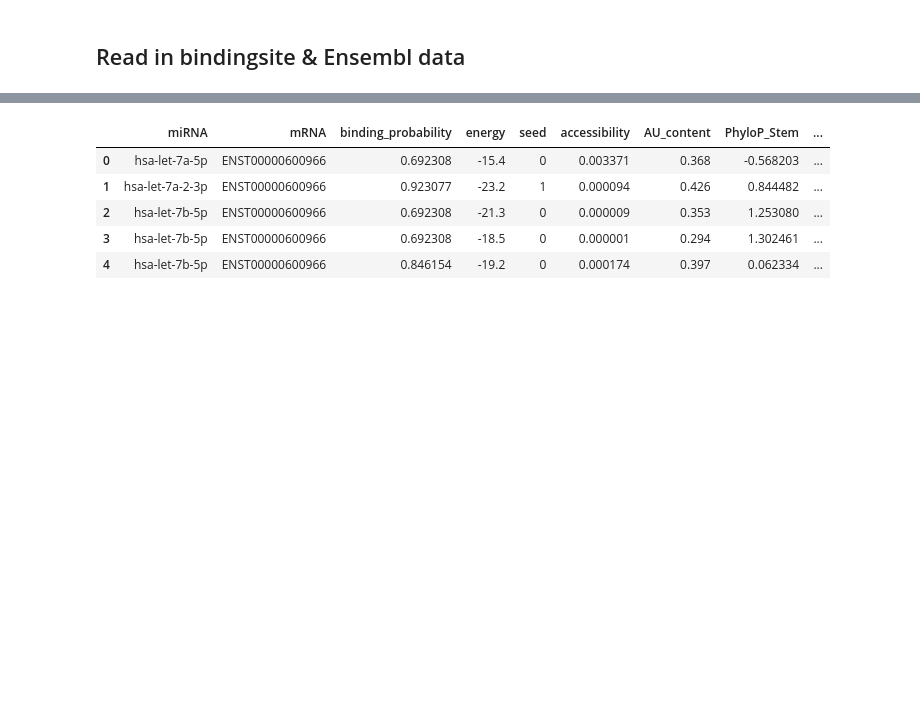
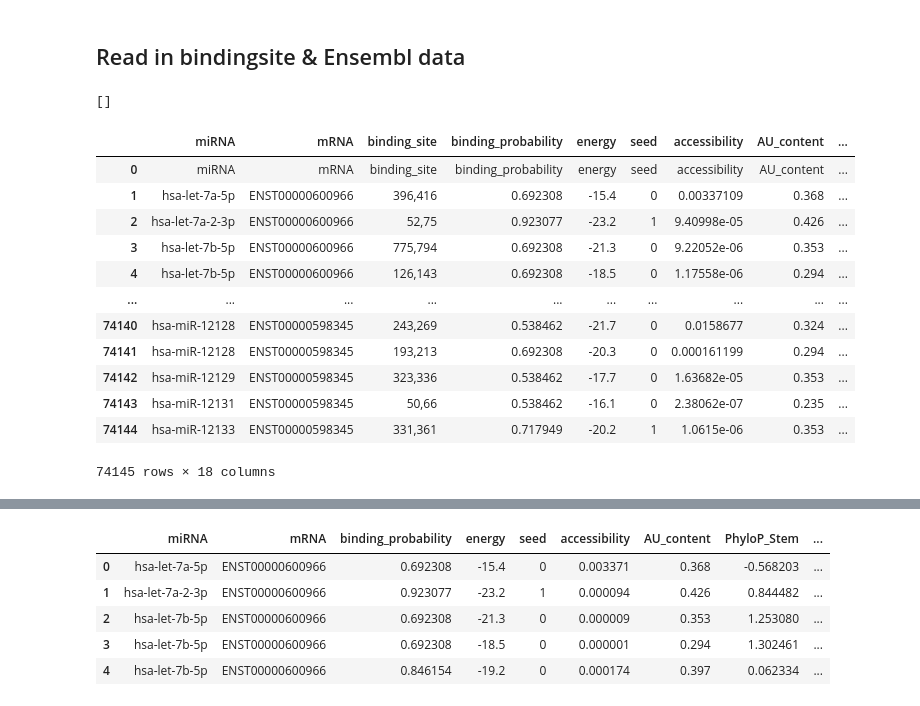
Before and after one commit to lenamariahackl/alt-splicing-mirna-reg, a Jupyter notebook: elastic_net.ipynb, the cells around one changed output, grey strips where cells are left out. Cells and saved outputs as stored; diff of their text form; code cells hidden in the pictures; blank space fills up the shorter version.

```diff
--- a/elastic_net.ipynb
+++ b/elastic_net.ipynb
@@ -28,0 +45,24 @@ df_main['mRNA_bs_seq'] = df_main.apply(lambda row: mRNA_sequences[row['mRNA']][r
+# %%
+#execute once to create database
+conn = sqlite3.connect('db.db')
+c = conn.cursor()
+c.execute("CREATE TABLE main ( \
+    miRNA varchar(255), \
+    mRNA varchar(255), \
+    binding_site varchar(255), \
+    binding_probability float, \
+    energy float, \
+    seed int, \
+    accessibility float, \
+    AU_content float, \
+    PhyloP_Stem float, \
+    PyloP_Flanking float, \
+    m_or_e float, \
+    number_of_pairings int, \
+    binding_region_length int, \
+    longest_consecutive_pairings int, \
+    position_of_longest_consecutive_pairings int, \
+    pairings_in_3prime_end int, \
+    difference_of_pairings_between_seed_and_3prime_end int \
+);")
+conn.commit()
@@ -28,0 +86,45 @@ df_main['mRNA_bs_seq'] = df_main.apply(lambda row: mRNA_sequences[row['mRNA']][r
+# %%
+#new table bs with split binding site start+end rows
+
+qry3 = ''' CREATE TABLE bs as
+  SELECT main.bs_id, miRNA, mRNA, start, end FROM
+  main INNER JOIN (
+    SELECT substr(binding_site, 1, pos - 1) AS start,
+           substr(substr(binding_site, pos + 1), 1, pos - 1) AS end,
+           bs_id
+      FROM (
+            SELECT  binding_site,
+                    bs_id,
+                    instr(binding_site || ',', ',') AS pos
+            FROM main)) AS sep
+    ON main.bs_id = sep.bs_id;
+'''
+c.execute(qry3)
+#c.execute("DROP TABLE main;") #keep original table with mapping to original tarpmir output
+conn.commit()
+c.fetchall()
+# %% [output]
+[]
+# %%
+#print bs
+qry = '''
+    select * from main
+    '''
+c.execute(qry)
+conn.commit()
+c.fetchall()
+pd.read_sql_query(qry,conn)
+# %% [output]
+|  | miRNA | mRNA | binding_site | binding_probability | energy | seed | accessibility | AU_content | ... |
+| 0 | miRNA | mRNA | binding_site | binding_probability | energy | seed | accessibility | AU_content | ... |
+| 1 | hsa-let-7a-5p | ENST00000600966 | 396,416 | 0.692308 | -15.4 | 0 | 0.00337109 | 0.368 | ... |
+| 2 | hsa-let-7a-2-3p | ENST00000600966 | 52,75 | 0.923077 | -23.2 | 1 | 9.40998e-05 | 0.426 | ... |
+| 3 | hsa-let-7b-5p | ENST00000600966 | 775,794 | 0.692308 | -21.3 | 0 | 9.22052e-06 | 0.353 | ... |
+| 4 | hsa-let-7b-5p | ENST00000600966 | 126,143 | 0.692308 | -18.5 | 0 | 1.17558e-06 | 0.294 | ... |
+| ... | ... | ... | ... | ... | ... | ... | ... | ... | ... |
+| 74140 | hsa-miR-12128 | ENST00000598345 | 243,269 | 0.538462 | -21.7 | 0 | 0.0158677 | 0.324 | ... |
+| 74141 | hsa-miR-12128 | ENST00000598345 | 193,213 | 0.692308 | -20.3 | 0 | 0.000161199 | 0.294 | ... |
+| 74142 | hsa-miR-12129 | ENST00000598345 | 323,336 | 0.538462 | -17.7 | 0 | 1.63682e-05 | 0.353 | ... |
+| 74143 | hsa-miR-12131 | ENST00000598345 | 50,66 | 0.538462 | -16.1 | 0 | 2.38062e-07 | 0.235 | ... |
+| 74144 | hsa-miR-12133 | ENST00000598345 | 331,361 | 0.717949 | -20.2 | 1 | 1.0615e-06 | 0.353 | ... |
+74145 rows × 18 columns
```
Also changed, not shown: parts of 27 cells of this notebook.
